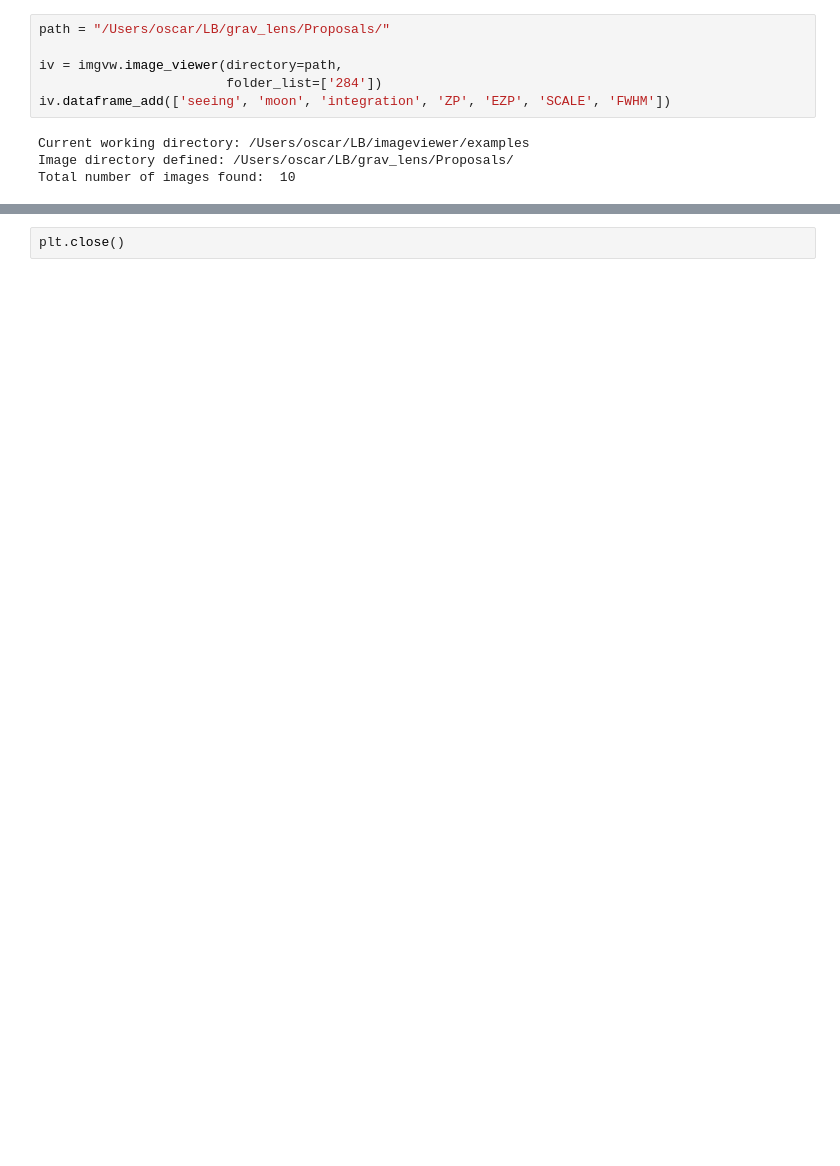
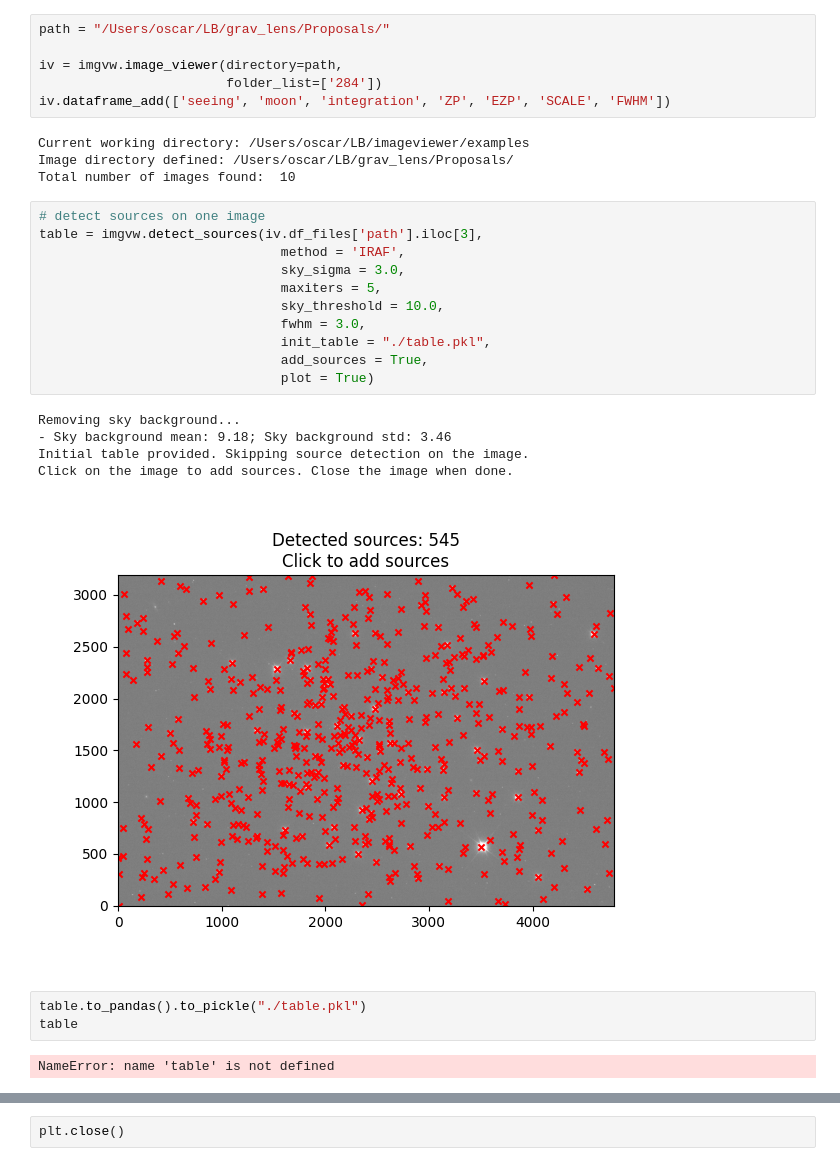
Before and after one commit to oscar-s-p/imageviewer, a Jupyter notebook: examples/photometry.ipynb, the cells around one changed output, grey strips where cells are left out. Cells and saved outputs as stored; diff of their text form; blank space fills up the shorter version.

```diff
--- a/examples/photometry.ipynb
+++ b/examples/photometry.ipynb
@@ -40,5 +40,27 @@ iv.dataframe_add(['seeing', 'moon', 'integration', 'ZP', 'EZP', 'SCALE', 'FWHM']
 Current working directory: /Users/oscar/LB/imageviewer/examples
 Image directory defined: /Users/oscar/LB/grav_lens/Proposals/
 Total number of images found:  10
+# %%
+# detect sources on one image
+table = imgvw.detect_sources(iv.df_files['path'].iloc[3],
+                               method = 'IRAF',
+                               sky_sigma = 3.0,
+                               maxiters = 5,
+                               sky_threshold = 10.0,
+                               fwhm = 3.0,
+                               init_table = "./table.pkl",
+                               add_sources = True,
+                               plot = True)
+# %% [output]
+Removing sky background...
+- Sky background mean: 9.18; Sky background std: 3.46
+Initial table provided. Skipping source detection on the image.
+Click on the image to add sources. Close the image when done.
+[figure, added]
+# %%
+table.to_pandas().to_pickle("./table.pkl")
+table
+# %% [output]
+NameError: name 'table' is not defined
 # %%
 return_table = imgvw.get_catalogue(iv.df_files['path'].iloc[2],
```
Also changed, not shown: parts of 8 cells of this notebook, 2 other files.
